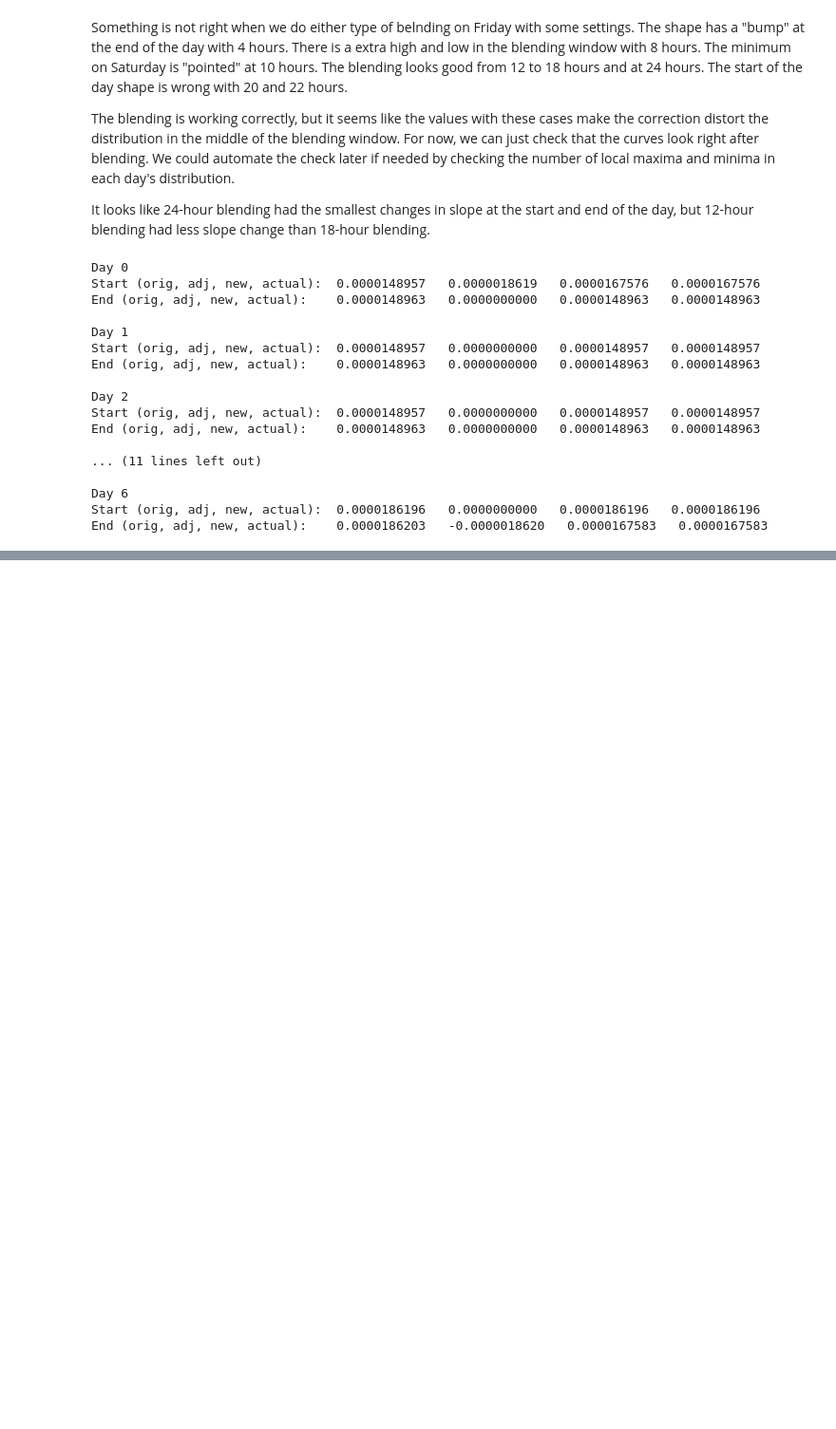
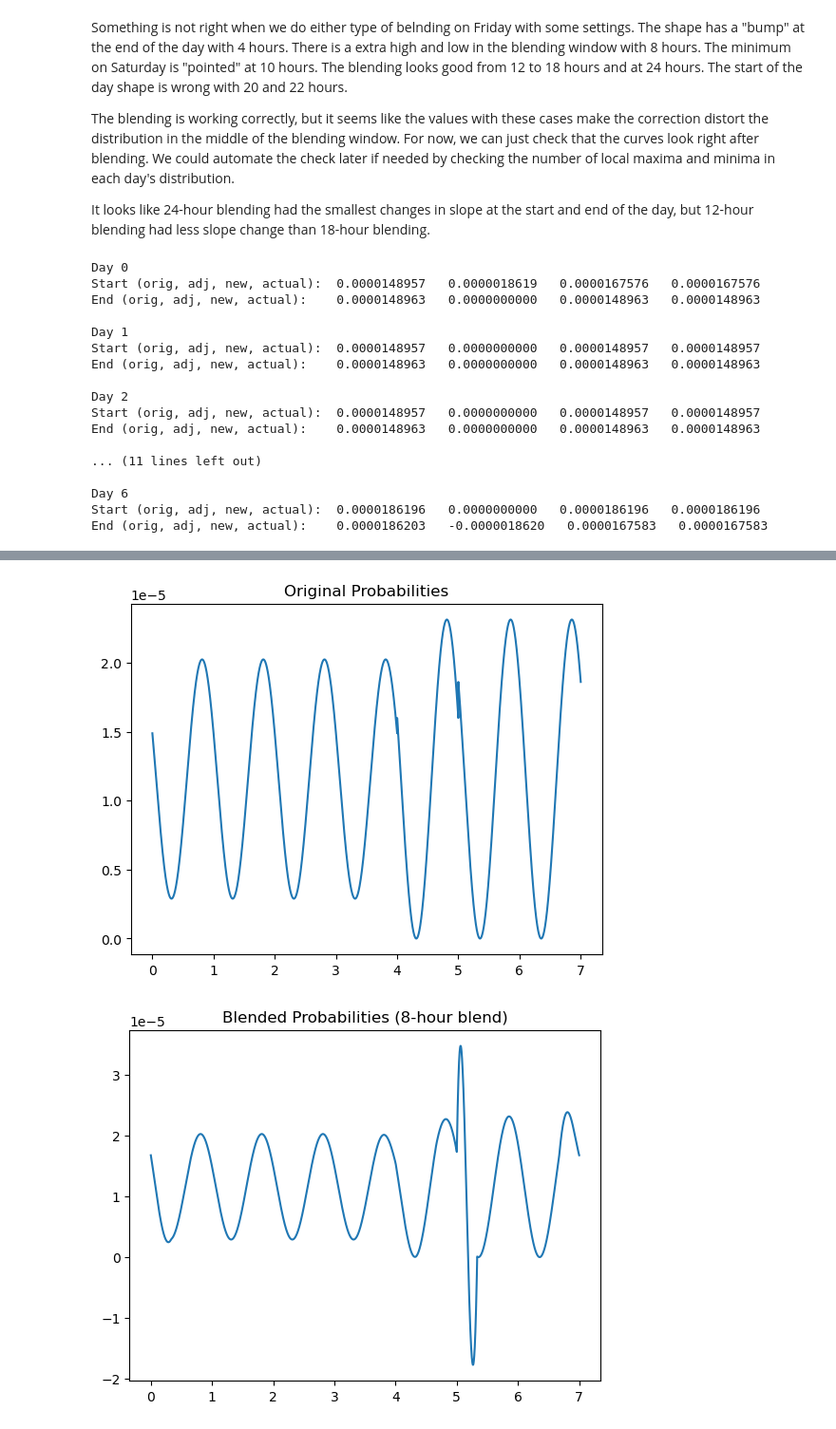
Before and after one commit to erikjhanson/ad-sims, a Jupyter notebook: activity-by-hour-notes.ipynb, the cells around one changed output, grey strips where cells are left out. Shown at 95% size. Saved outputs shown, nothing was run; the diff lists cells and outputs as text; code cells hidden in the pictures; blank space fills up the shorter version.

Commit message:
start counting local max and min

```diff
--- a/activity-by-hour-notes.ipynb
+++ b/activity-by-hour-notes.ipynb
@@ -1186,0 +1265,13 @@ End (orig, adj, new, actual):    0.0000186203   -0.0000018620   0.0000167583   0
+# %%
+
+x4 = np.linspace(0, 7*SECONDS_IN_DAY-1, 7*SECONDS_IN_DAY) \
+    / SECONDS_IN_DAY
+
+y4a = np.concatenate(daily_start_second_probs)
+plot_fn(x4, y4a, title="Original Probabilities")
+
+y4b = np.concatenate(new_daily_start_second_probs)
+plot_fn(x4, y4b, title=f"Blended Probabilities ({blend_hours}-hour blend)")
+# %% [output]
+[figure, added]
+[figure, added]
```
Also changed, not shown: parts of 2 cells of this notebook.
